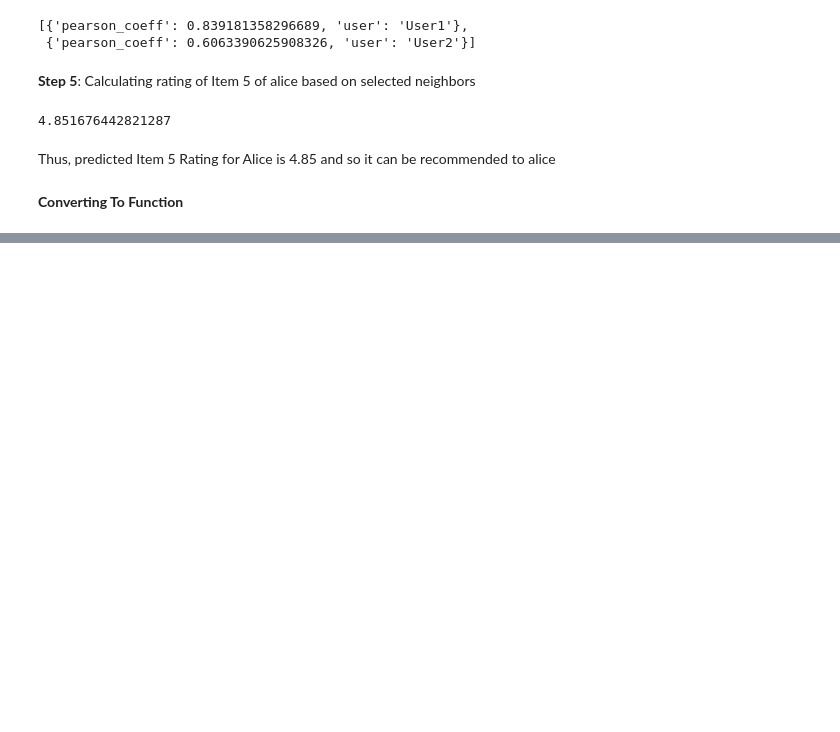
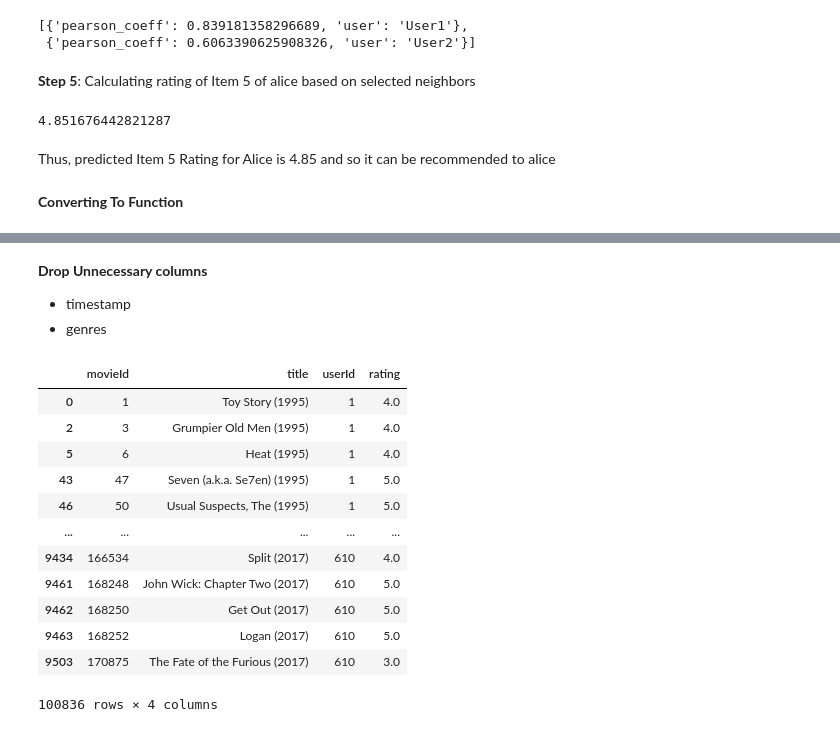
Before and after one commit to Abhi10699/recommendation-systems, a Jupyter notebook: recommendation_system_101.ipynb, the cells around one changed output, grey strips where cells are left out. Cells and saved outputs as stored; diff of their text form; code cells hidden in the pictures; blank space fills up the shorter version.

```diff
--- a/recommendation_system_101.ipynb
+++ b/recommendation_system_101.ipynb
@@ -275,0 +382,22 @@ predict_rating(alice_avg, neighbors, ratings_df,"Item 5")
+# %% [markdown]
+**Drop Unnecessary columns**
+
+- timestamp
+- genres
+# %%
+df = df.drop(["timestamp","genres"],axis=1)
+df
+# %% [output]
+|  | movieId | title | userId | rating |
+| 0 | 1 | Toy Story (1995) | 1 | 4.0 |
+| 2 | 3 | Grumpier Old Men (1995) | 1 | 4.0 |
+| 5 | 6 | Heat (1995) | 1 | 4.0 |
+| 43 | 47 | Seven (a.k.a. Se7en) (1995) | 1 | 5.0 |
+| 46 | 50 | Usual Suspects, The (1995) | 1 | 5.0 |
+| ... | ... | ... | ... | ... |
+| 9434 | 166534 | Split (2017) | 610 | 4.0 |
+| 9461 | 168248 | John Wick: Chapter Two (2017) | 610 | 5.0 |
+| 9462 | 168250 | Get Out (2017) | 610 | 5.0 |
+| 9463 | 168252 | Logan (2017) | 610 | 5.0 |
+| 9503 | 170875 | The Fate of the Furious (2017) | 610 | 3.0 |
+100836 rows × 4 columns
```
Also changed, not shown: parts of 29 cells of this notebook.
